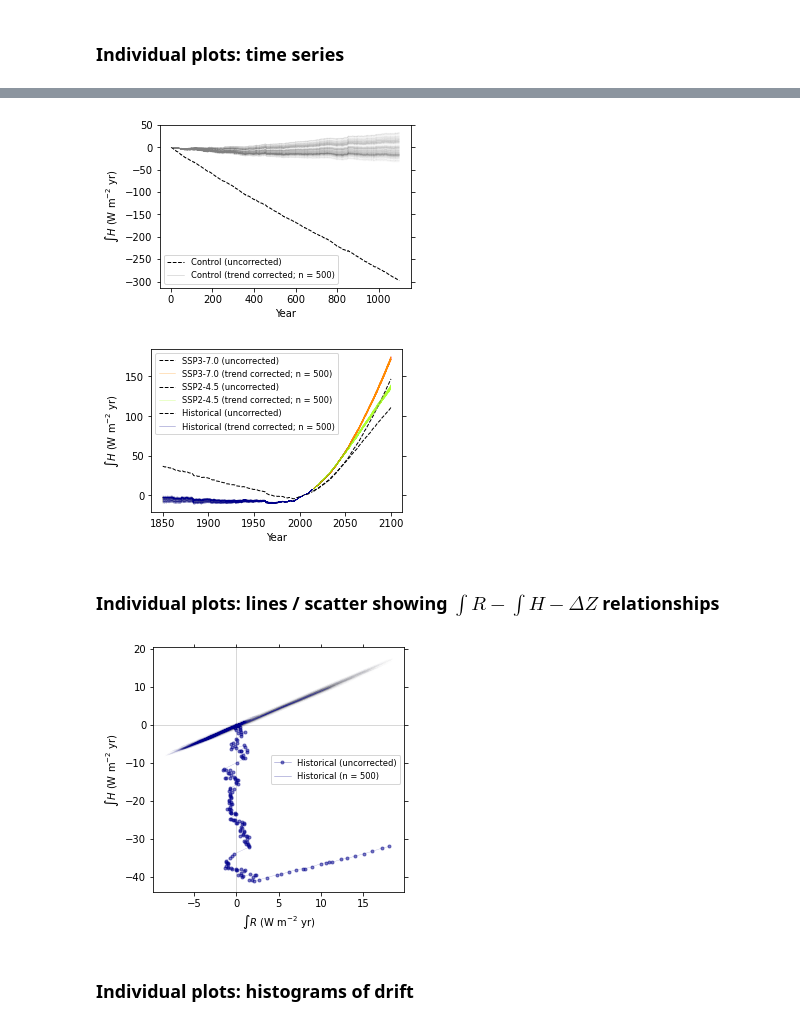
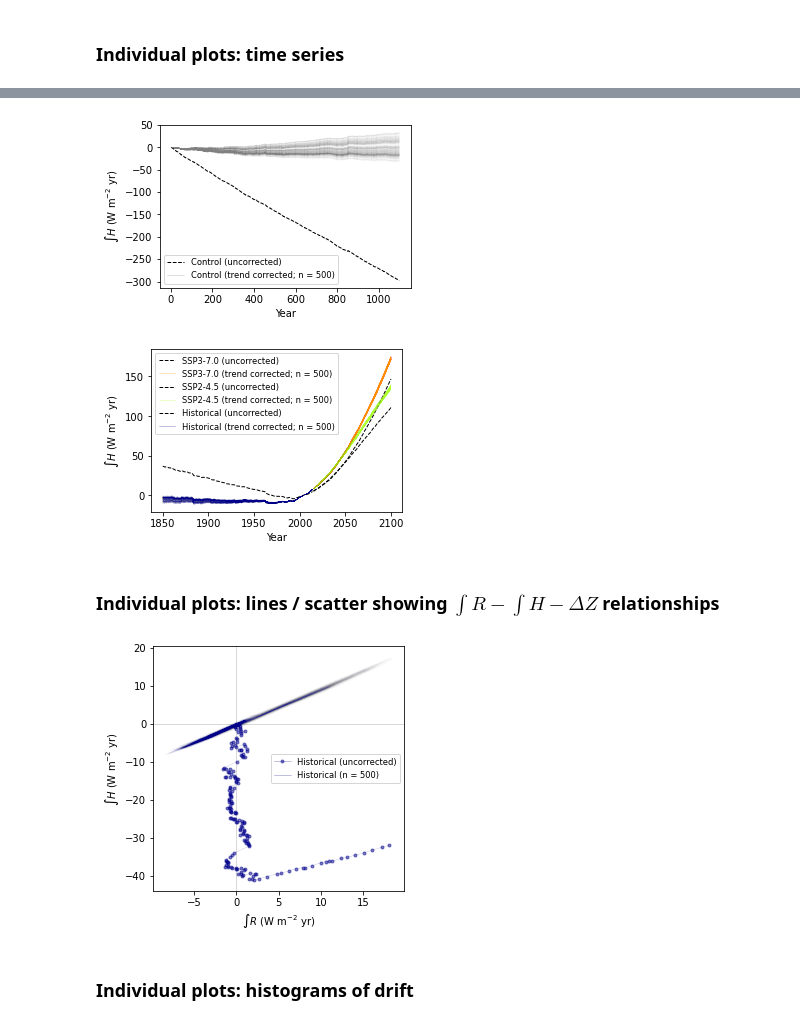
Before and after one commit to grandey/d22a-mcdc, a Jupyter notebook: mcdc_analysis_d22a.ipynb, the cells around one changed output, grey strips where cells are left out. Drawn from its saved outputs; the diff is of its cells as text; code cells hidden in the pictures.

```diff
--- a/mcdc_analysis_d22a.ipynb
+++ b/mcdc_analysis_d22a.ipynb
@@ -906,37 +904,36 @@ def plot_mc_drift_corr_timeseries(source_member, experiments=['historical', 'ssp
         ax.set_ylabel(f'${variable}$ ({y_units}; rel. to 1995–2014)')
     else:
         ax.set_ylabel(f'${variable}$ ({y_units})')
-    ax.tick_params(right=True)
     if title:
         ax.set_title(title)
     if legend:
         leg = ax.legend(fontsize='small')
         for lh in leg.legendHandles:
             try:  # set min alpha in legend
                 if lh.get_alpha() < 0.5:
                     lh.set_alpha(0.5)
             except TypeError:
                 pass
             try: # set min linewidth in legend
                 if lh.get_linewidth() < 0.5:
                     lh.set_linewidth(0.5)
             except TypeError:
                 pass
     return ax
 
 # Examples
 source_member = source_member_list[-1]
 for trend_correct in [True,]:
     _ = plot_mc_drift_corr_timeseries(source_member, experiments=['piControl',],
                                       variable='\int H',
                                       trend_correct=trend_correct)
     _ = plot_mc_drift_corr_timeseries(source_member, experiments=['historical', 'ssp245', 'ssp370'],
                                       variable='\int H',
                                       trend_correct=trend_correct,
                                       ref_1995_2014=True)
 # %% [output]
-[figure, old version]
+[figure, new version]
-[figure, old version]
+[figure, new version]
 # %% [markdown]
 ### Individual plots: lines / scatter showing $\int R - \int H - \Delta Z$ relationships
 # %%
@@ -1039,7 +1036,6 @@ def scatter_line_of_x_y_rel(source_member,
     ax.set_xlabel(xlabel)
     ax.set_ylabel(ylabel)
     # Legend, title etc
-    ax.tick_params(right=True, top=True)
     if title:
         ax.set_title(title)
     if legend:
@@ -1061,7 +1057,7 @@ def scatter_line_of_x_y_rel(source_member,
 source_member = source_member_list[-1]
 _ = scatter_line_of_x_y_rel(source_member, plot_uncorrected=True)
 # %% [output]
-[figure, old version]
+[figure, new version]
 # %% [markdown]
 ### Individual plots: histograms of drift
 # %%
```
Also changed, not shown: parts of 14 cells of this notebook.
